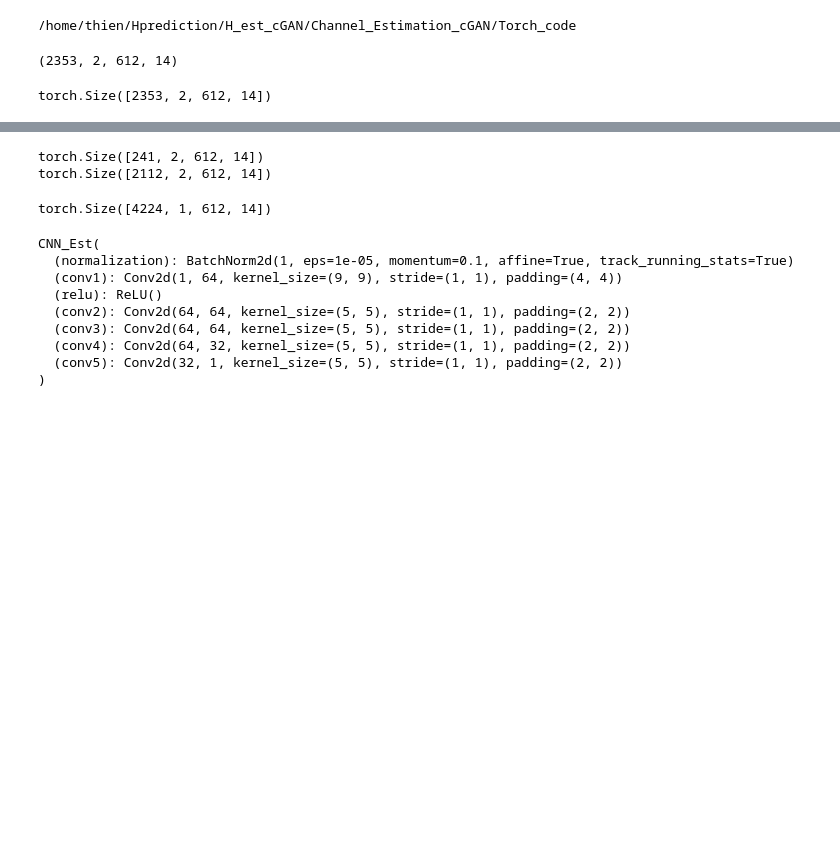
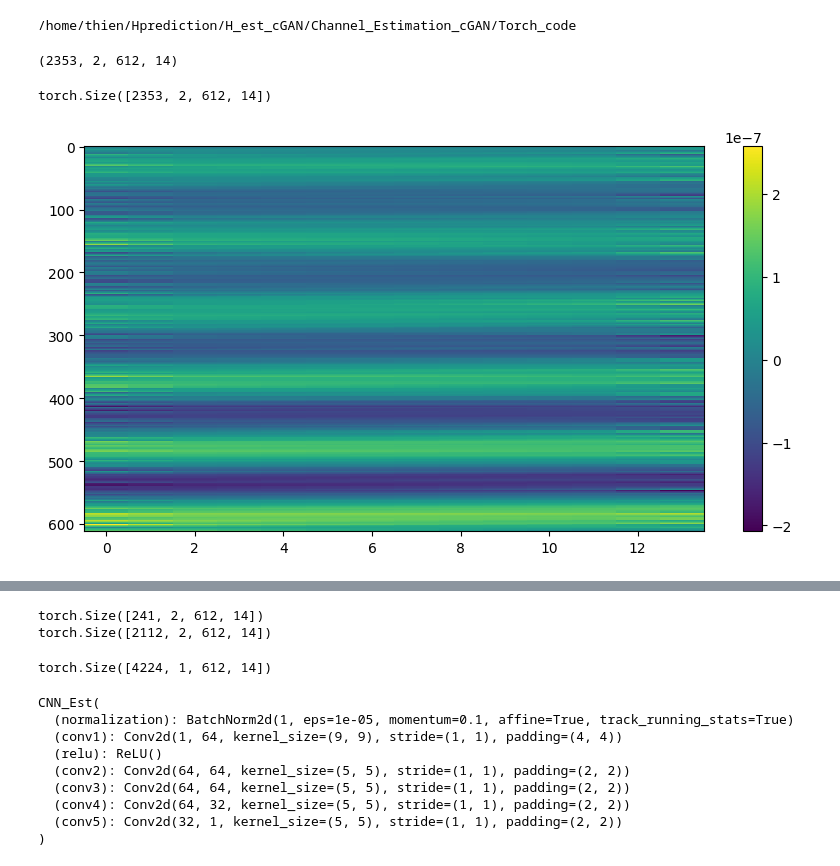
Before and after one commit to thienhieu-hoang/Channel_Estimation_cGAN, a Jupyter notebook: Torch_code/freq_sym_CNN_torch_Lin_Interpolation.ipynb, the cells around one changed output, grey strips where cells are left out. Drawn from its saved outputs; the diff is of its cells as text; code cells hidden in the pictures; blank space fills up the shorter version.

```diff
--- a/Torch_code/freq_sym_CNN_torch_Lin_Interpolation.ipynb
+++ b/Torch_code/freq_sym_CNN_torch_Lin_Interpolation.ipynb
@@ -53,3 +53,10 @@ input_data = torch.tensor(input_data)
 input_data.shape
 # %% [output]
 torch.Size([2353, 2, 612, 14])
+# %%
+plt.figure(figsize=(10, 5))
+plt.imshow(input_data[-1,0,:,:],  aspect='auto', cmap='viridis', interpolation='none')
+plt.colorbar()
+plt.show()
+# %% [output]
+[figure, added]
```
Also changed, not shown: parts of 11 cells of this notebook, 38 other files.
